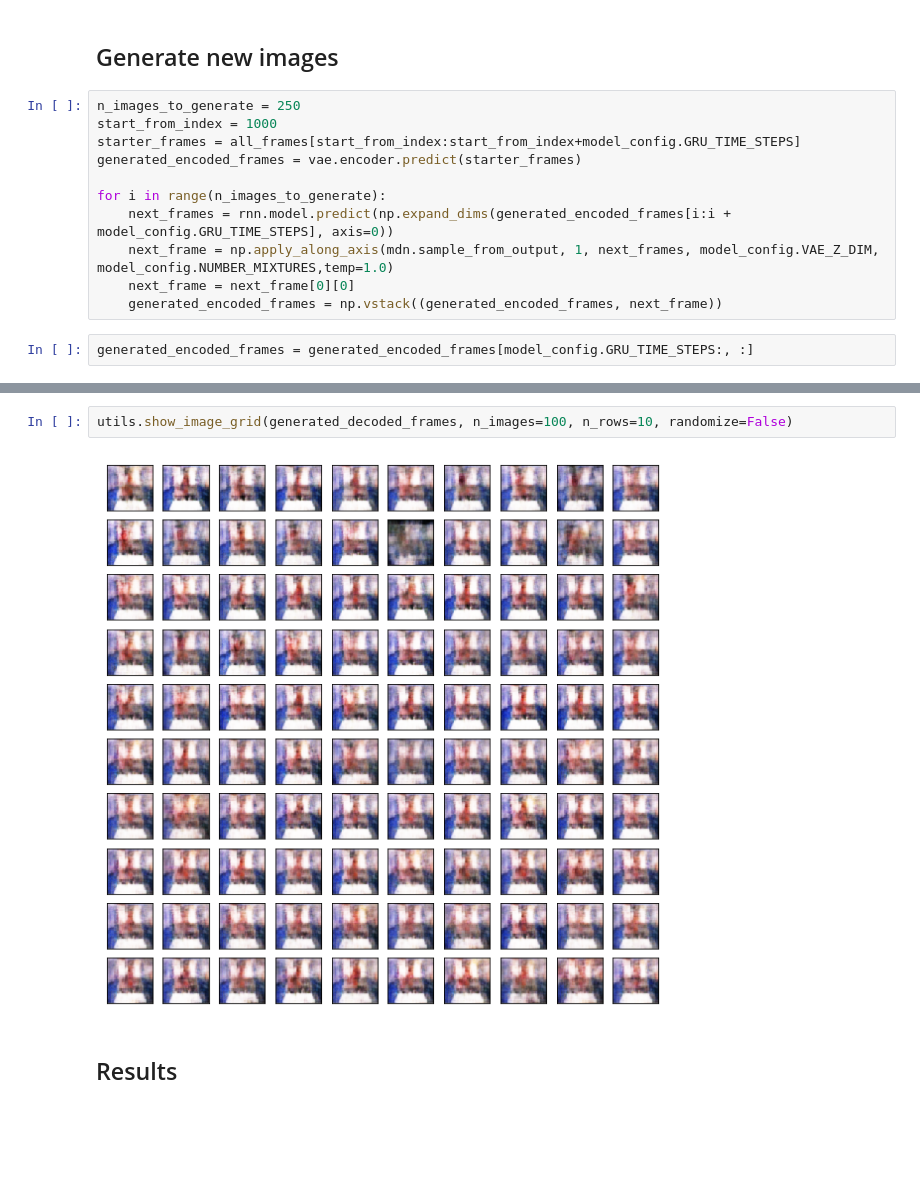
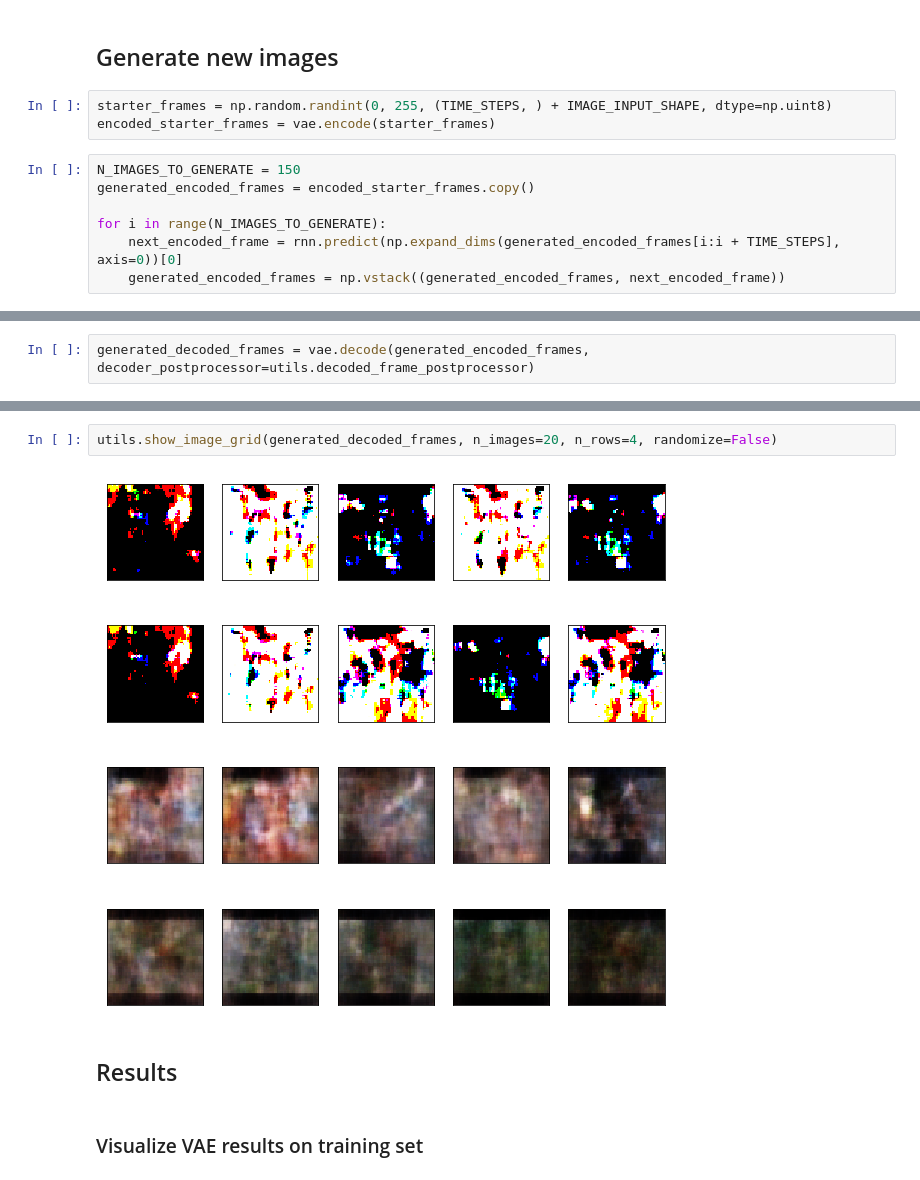
Before and after one commit to gaborvecsei/Neural-Network-Dreams, a Jupyter notebook: video_generation.ipynb, the cells around one changed output, grey strips where cells are left out. Drawn from its saved outputs; the diff is of its cells as text; blank space fills up the shorter version.

```diff
--- a/video_generation.ipynb
+++ b/video_generation.ipynb
@@ -111,15 +129,12 @@ Epoch 00025: early stopping
 # %% [markdown]
 ## Generate new images
+# %%
+starter_frames = np.random.randint(0, 255, (TIME_STEPS, ) + IMAGE_INPUT_SHAPE, dtype=np.uint8)
+encoded_starter_frames = vae.encode(starter_frames)
 # %%
-n_images_to_generate = 250
-start_from_index = 1000
-starter_frames = all_frames[start_from_index:start_from_index+model_config.GRU_TIME_STEPS]
-generated_encoded_frames = vae.encoder.predict(starter_frames)
+N_IMAGES_TO_GENERATE = 150
+generated_encoded_frames = encoded_starter_frames.copy()
 
-for i in range(n_images_to_generate):
-    next_frames = rnn.model.predict(np.expand_dims(generated_encoded_frames[i:i + model_config.GRU_TIME_STEPS], axis=0))
-    next_frame = np.apply_along_axis(mdn.sample_from_output, 1, next_frames, model_config.VAE_Z_DIM, model_config.NUMBER_MIXTURES,temp=1.0)
-    next_frame = next_frame[0][0]
-    generated_encoded_frames = np.vstack((generated_encoded_frames, next_frame))
+for i in range(N_IMAGES_TO_GENERATE):
+    next_encoded_frame = rnn.predict(np.expand_dims(generated_encoded_frames[i:i + TIME_STEPS], axis=0))[0]
+    generated_encoded_frames = np.vstack((generated_encoded_frames, next_encoded_frame))
-# %%
-generated_encoded_frames = generated_encoded_frames[model_config.GRU_TIME_STEPS:, :]
@@ -129,3 +145,5 @@ generated_decoded_frames = (generated_decoded_frames * 255).astype(np.uint8)
+# %%
+generated_decoded_frames = vae.decode(generated_encoded_frames, decoder_postprocessor=utils.decoded_frame_postprocessor)
 # %%
 generated_decoded_frames.shape
 # %% [output]
@@ -133,7 +151,9 @@ generated_decoded_frames.shape
 # %%
-utils.show_image_grid(generated_decoded_frames, n_images=100, n_rows=10, randomize=False)
+utils.show_image_grid(generated_decoded_frames, n_images=20, n_rows=4, randomize=False)
 # %% [output]
-[figure, old version]
+[figure, new version]
 # %% [markdown]
 ## Results
+# %% [markdown]
+### Visualize VAE results on training set
 # %%
```
Also changed, not shown: parts of 30 cells of this notebook, 9 other files.
